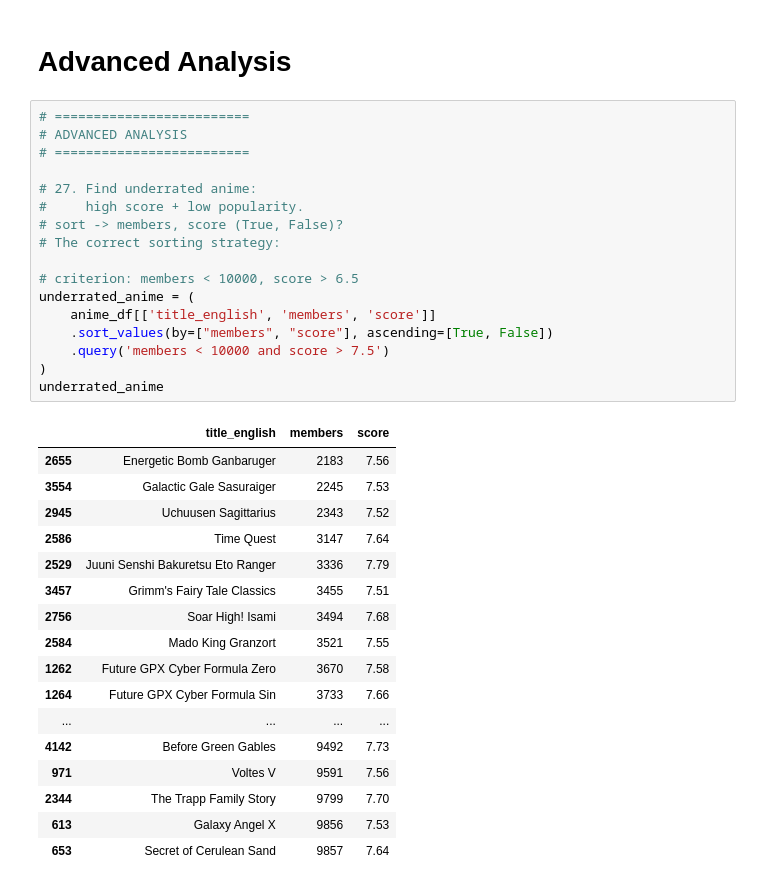
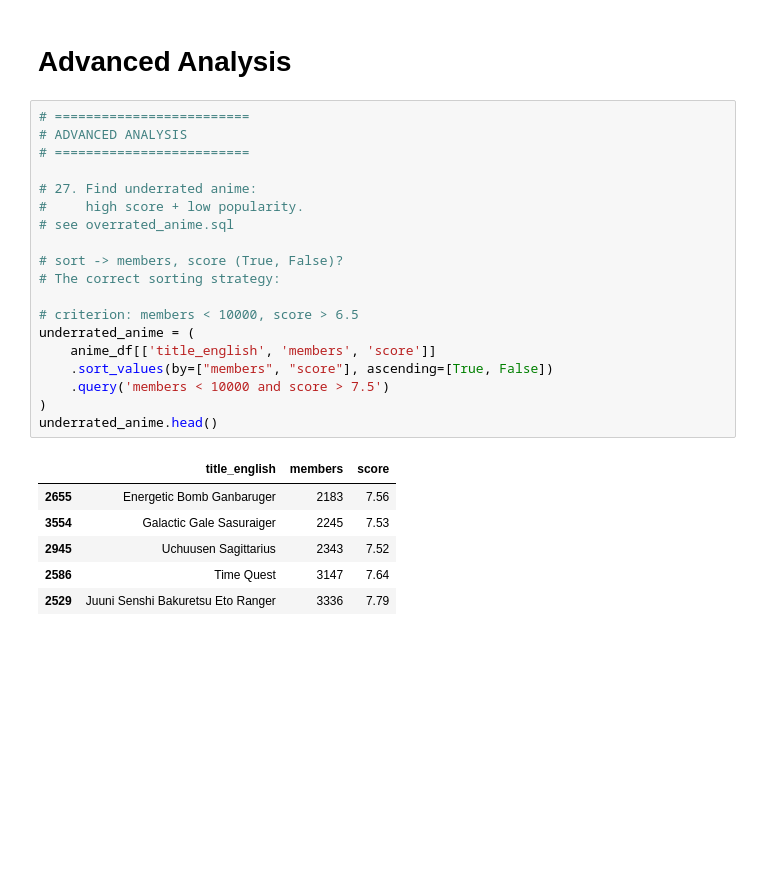
Before and after one commit to AZysk0/anime-data-analysis, a Jupyter notebook: anime_analysis_tasks.ipynb, the cells around one changed output. Cells and saved outputs as stored; diff of their text form; blank space fills up the shorter version.

```diff
--- a/anime_analysis_tasks.ipynb
+++ b/anime_analysis_tasks.ipynb
@@ -871,36 +873,27 @@ plt.show()
 # %%
 # =========================
 # ADVANCED ANALYSIS
 # =========================
 
 # 27. Find underrated anime:
 #     high score + low popularity.
+# see overrated_anime.sql
+
 # sort -> members, score (True, False)?
 # The correct sorting strategy:
 
 # criterion: members < 10000, score > 6.5
 underrated_anime = (
     anime_df[['title_english', 'members', 'score']]
     .sort_values(by=["members", "score"], ascending=[True, False])
     .query('members < 10000 and score > 7.5')
 )
-underrated_anime
+underrated_anime.head()
 # %% [output]
 |  | title_english | members | score |
 | 2655 | Energetic Bomb Ganbaruger | 2183 | 7.56 |
 | 3554 | Galactic Gale Sasuraiger | 2245 | 7.53 |
 | 2945 | Uchuusen Sagittarius | 2343 | 7.52 |
 | 2586 | Time Quest | 3147 | 7.64 |
 | 2529 | Juuni Senshi Bakuretsu Eto Ranger | 3336 | 7.79 |
-| 3457 | Grimm's Fairy Tale Classics | 3455 | 7.51 |
-| 2756 | Soar High! Isami | 3494 | 7.68 |
-| 2584 | Mado King Granzort | 3521 | 7.55 |
-| 1262 | Future GPX Cyber Formula Zero | 3670 | 7.58 |
-| 1264 | Future GPX Cyber Formula Sin | 3733 | 7.66 |
-| ... | ... | ... | ... |
-| 4142 | Before Green Gables | 9492 | 7.73 |
-| 971 | Voltes V | 9591 | 7.56 |
-| 2344 | The Trapp Family Story | 9799 | 7.70 |
-| 613 | Galaxy Angel X | 9856 | 7.53 |
-| 653 | Secret of Cerulean Sand | 9857 | 7.64 |
 # %%
```
Also changed, not shown: parts of 10 cells of this notebook.
